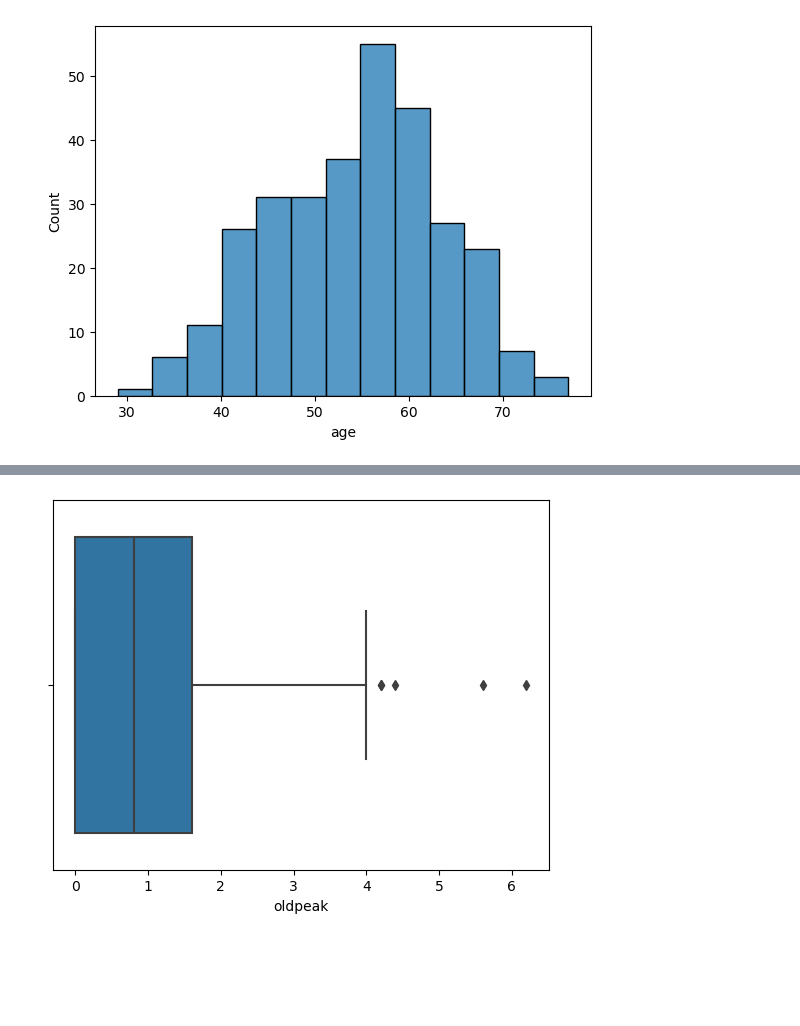
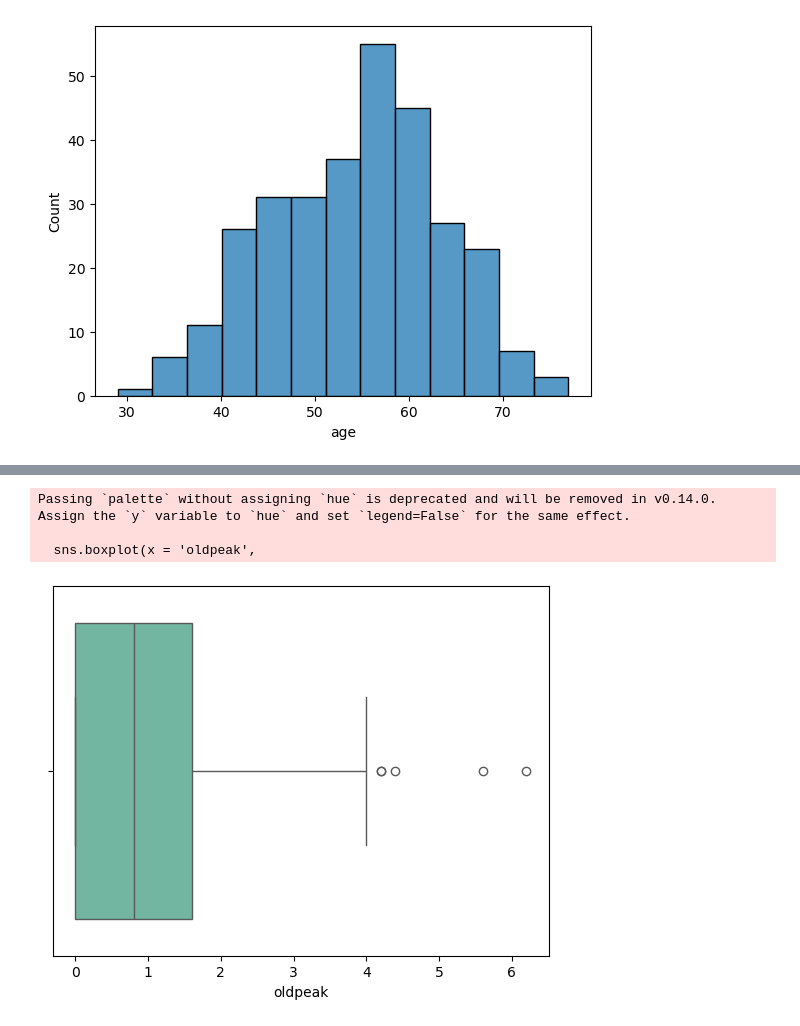
Before and after one commit to Amoako419/Heart_EDA, a Jupyter notebook: eda.ipynb, the cells around one changed output, grey strips where cells are left out. Cells and saved outputs as stored; diff of their text form; code cells hidden in the pictures; blank space fills up the shorter version.

```diff
--- a/eda.ipynb
+++ b/eda.ipynb
@@ -210,0 +238,3 @@ plt.show()
+# %%
+# Making the heart_disease values to be in 0 and 1
+health_data['heart_disease'].replace({2:1,3:1,4:1},inplace=True)
@@ -211,6 +248,11 @@ plt.show()
 # %%
-#
-sns.boxplot(x = 'oldpeak' ,data=health_data)
+# Visualizing the oldpeak column
+sns.boxplot(x = 'oldpeak',
+            palette="Set2",
+            data=health_data)
 plt.show()
 # %% [output]
+Passing `palette` without assigning `hue` is deprecated and will be removed in v0.14.0. Assign the `y` variable to `hue` and set `legend=False` for the same effect.
+
+  sns.boxplot(x = 'oldpeak',
-[figure, old version]
+[figure, new version]
```
Also changed, not shown: parts of 12 cells of this notebook, 1 other file.
